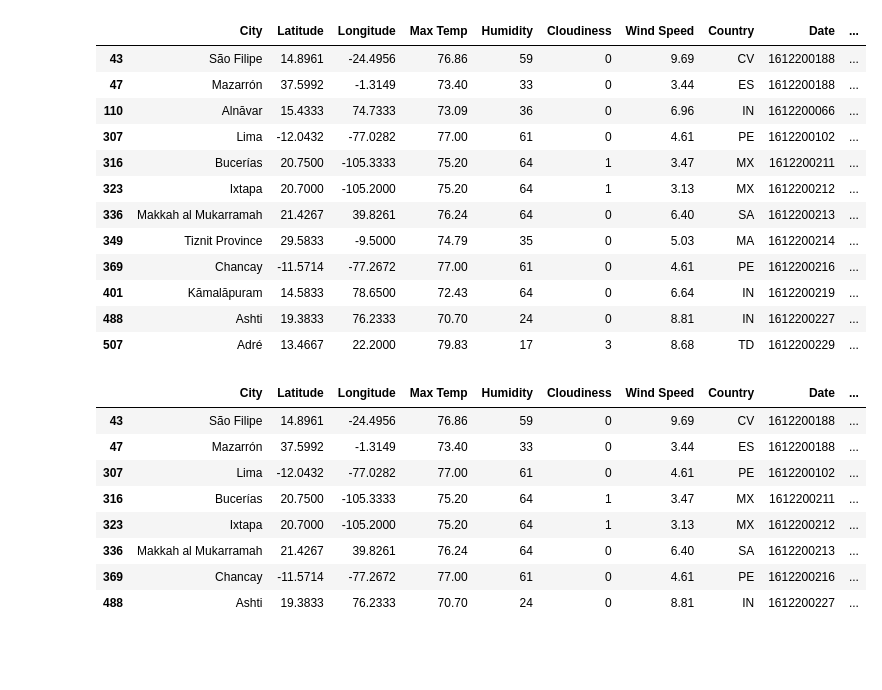
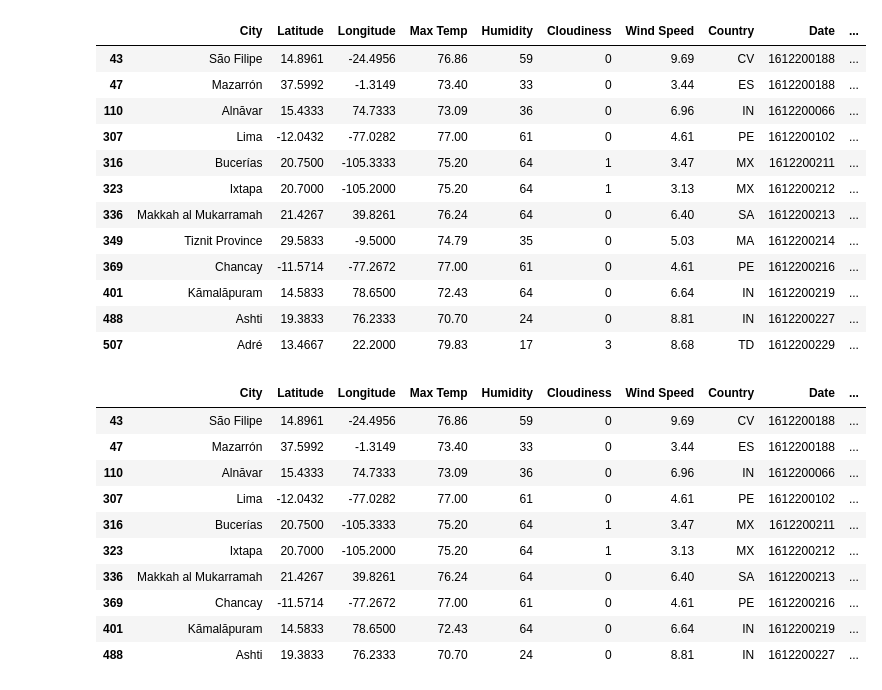
Before and after one commit to cayelsie/API-weather-analysis-and-vacation-planning, a Jupyter notebook: VacationPy/VacationPy_main.ipynb, the cells around one changed output. Drawn from its saved outputs; the diff is of its cells as text; code cells hidden in the pictures; blank space fills up the shorter version.

```diff
--- a/VacationPy/VacationPy_main.ipynb
+++ b/VacationPy/VacationPy_main.ipynb
@@ -154,8 +129,7 @@ for x in range(len(hotel_df)):
     params = {
         "location": f'{latitude},{longitude}',
         "radius": 5000,
-        "type": "hotel",
-        "keyword": "hotel",
+        "type": "lodging",
         "key": g_key
     }
 
@@ -190,23 +164,30 @@ hotel_df
 | 401 | Kāmalāpuram | 14.5833 | 78.6500 | 72.43 | 64 | 0 | 6.64 | IN | 1612200219 | ... |
 | 488 | Ashti | 19.3833 | 76.2333 | 70.70 | 24 | 0 | 8.81 | IN | 1612200227 | ... |
 | 507 | Adré | 13.4667 | 22.2000 | 79.83 | 17 | 3 | 8.68 | TD | 1612200229 | ... |
-# %%
-#Remove rows without hotels listed
-hotel_df['Hotel Name'].replace('', np.nan, inplace=True)
-only_hotels_df = hotel_df.dropna(how = 'any')
-
-#Display df
-only_hotels_df
-# %% [output]
-|  | City | Latitude | Longitude | Max Temp | Humidity | Cloudiness | Wind Speed | Country | Date | ... |
-| 43 | São Filipe | 14.8961 | -24.4956 | 76.86 | 59 | 0 | 9.69 | CV | 1612200188 | ... |
-| 47 | Mazarrón | 37.5992 | -1.3149 | 73.40 | 33 | 0 | 3.44 | ES | 1612200188 | ... |
-| 307 | Lima | -12.0432 | -77.0282 | 77.00 | 61 | 0 | 4.61 | PE | 1612200102 | ... |
-| 316 | Bucerías | 20.7500 | -105.3333 | 75.20 | 64 | 1 | 3.47 | MX | 1612200211 | ... |
-| 323 | Ixtapa | 20.7000 | -105.2000 | 75.20 | 64 | 1 | 3.13 | MX | 1612200212 | ... |
-| 336 | Makkah al Mukarramah | 21.4267 | 39.8261 | 76.24 | 64 | 0 | 6.40 | SA | 1612200213 | ... |
-| 369 | Chancay | -11.5714 | -77.2672 | 77.00 | 61 | 0 | 4.61 | PE | 1612200216 | ... |
-| 488 | Ashti | 19.3833 | 76.2333 | 70.70 | 24 | 0 | 8.81 | IN | 1612200227 | ... |
+# %%
+#Remove rows without hotels listed (not asked for in assignment but I wanted to do this)
+
+#Change "" to NaN
+nan_value = float("NaN")
+changed_hotel_df = hotel_df.replace("", nan_value)
+
+#Drop rows with NaN
+cleaned_hotel_df = changed_hotel_df.dropna(subset = ['Hotel Name'])
+
+#Display df
+cleaned_hotel_df
+# %% [output]
+|  | City | Latitude | Longitude | Max Temp | Humidity | Cloudiness | Wind Speed | Country | Date | ... |
+| 43 | São Filipe | 14.8961 | -24.4956 | 76.86 | 59 | 0 | 9.69 | CV | 1612200188 | ... |
+| 47 | Mazarrón | 37.5992 | -1.3149 | 73.40 | 33 | 0 | 3.44 | ES | 1612200188 | ... |
+| 110 | Alnāvar | 15.4333 | 74.7333 | 73.09 | 36 | 0 | 6.96 | IN | 1612200066 | ... |
+| 307 | Lima | -12.0432 | -77.0282 | 77.00 | 61 | 0 | 4.61 | PE | 1612200102 | ... |
+| 316 | Bucerías | 20.7500 | -105.3333 | 75.20 | 64 | 1 | 3.47 | MX | 1612200211 | ... |
+| 323 | Ixtapa | 20.7000 | -105.2000 | 75.20 | 64 | 1 | 3.13 | MX | 1612200212 | ... |
+| 336 | Makkah al Mukarramah | 21.4267 | 39.8261 | 76.24 | 64 | 0 | 6.40 | SA | 1612200213 | ... |
+| 369 | Chancay | -11.5714 | -77.2672 | 77.00 | 61 | 0 | 4.61 | PE | 1612200216 | ... |
+| 401 | Kāmalāpuram | 14.5833 | 78.6500 | 72.43 | 64 | 0 | 6.64 | IN | 1612200219 | ... |
+| 488 | Ashti | 19.3833 | 76.2333 | 70.70 | 24 | 0 | 8.81 | IN | 1612200227 | ... |
 # %%
 # NOTE: Do not change any of the code in this cell
 
```
Also changed, not shown: parts of 6 cells of this notebook, 1 other file.
